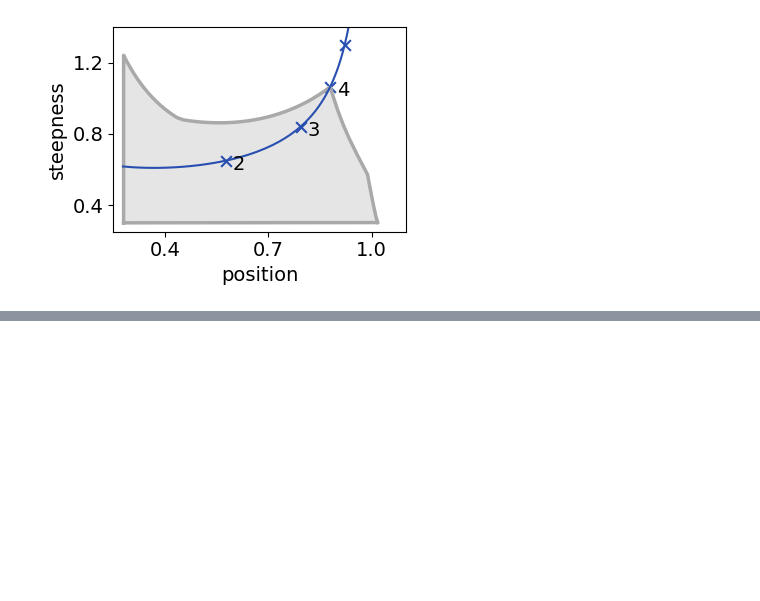
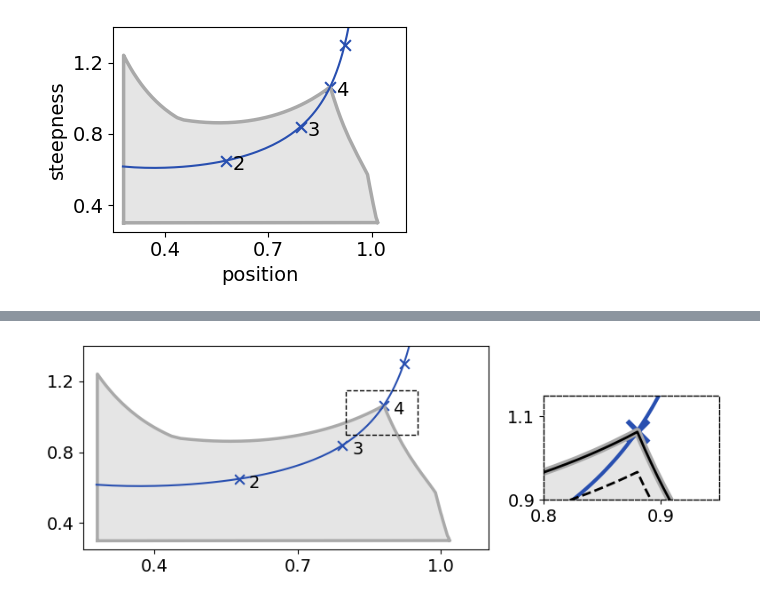
Before and after one commit to rosamc/universal-boundaries-Hopfield-barrier, a Jupyter notebook: main_notebooks/Fig1.ipynb, the cells around one changed output, grey strips where cells are left out. Saved outputs shown, nothing was run; the diff lists cells and outputs as text; code cells hidden in the pictures; blank space fills up the shorter version.

```diff
--- a/main_notebooks/Fig1.ipynb
+++ b/main_notebooks/Fig1.ipynb
@@ -71,0 +110,62 @@ plt.show()
+# %%
+#now the same as above but with limit only aroudn the cusp, so remove ashape3
+plims=[3,4,6,7]
+ashapes=[ashape3, ashape4, ashape6, ashape]
+colors=["k","k","k", "darkgray"]
+linestyles=[":", "--", "-", "-"]
+zorders=[3,3,3,2]
+linewidths=[3, 2, 2, 6]
+
+box_xlim=[0.8,0.95] #0.2
+box_ylim=[0.9,1.15]#0.25
+xlim_boundary=[0.25,1.1]
+ylim_boundary=[0.25,1.4]
+fig=plt.figure(figsize=(8,3))
+gs = GridSpec(5, 6, )
+ax1 = fig.add_subplot(gs[0:5,0:4])
+ax2 = fig.add_subplot(gs[1:4,4:6])
+#fig,axes=plt.subplots(1,2,figsize=(8,4),gridspec_kw={'width_ratios': [1.75, 1]})
+ax=ax1
+ax.plot(ashape[0],ashape[1],color="darkgrey",linestyle="-",linewidth=2.5)
+#ashape=alphashape.alphashape(list(zip(ashape[0],ashape[1])),alpha=3.55)
+ax.fill(ashape[0],ashape[1],"gray",alpha=0.2)
+nmax=6
+colorhill="#284fb0"
+ax=plot_hillline(ax,nmin=2,nmax=8,textonly=[2,3,4],colorl=colorhill,colordict={2:"k",3:"k",4:"k",5:"k",6:"k",7:"k"})
+ax.set_xlim(xlim_boundary[0],xlim_boundary[1])
+#ax.set_xlabel("position")
+#ax.set_ylabel("steepness")
+ax.set_xticks([0.4,0.7,1.0])
+ax.set_yticks([0.4,0.8,1.2])
+#ax.text(0.45,1.25,"hypercube "+r"$\mathcal{C}_{4+1}$",useTex=True,fontsize=18)
+ax.set_ylim(ylim_boundary[0],ylim_boundary[1])
+x0,x1=box_xlim
+y0,y1=box_ylim
+ax.plot([x0,x1,x1,x0,x0],[y0,y0,y1,y1,y0],color="k",linewidth=1,linestyle="--")
+ax=ax2
+ax=plot_hillline(ax,nmin=4,nmax=8,textonly=[],colorl=colorhill,linewidth=3,s=300,scatterwidth=4,label=False)
+for a in range(1,4):
+    ashape_=ashapes[a]
+    ax.plot(ashape_[0],ashape_[1],zorder=zorders[a],color=colors[a],linestyle=linestyles[a],linewidth=linewidths[a],label="a=%d"%plims[a])
+#ashape=alphashape.alphashape(list(zip(ashape[0],ashape[1])),alpha=3.55)
+ax.fill(ashape[0],ashape[1],"gray",alpha=0.2)
+nmax=6
+
+ax.set_xticks([0.7,0.8,0.9,1])
+ax.set_yticks([0.7,0.9, 1.1])
+ax.set_xlim(x0,x1)
+ax.set_ylim(y0,y1)
+for spine in ax.spines.values():
+    spine.set_linestyle("--")
+    spine.set_linewidth(1)
+#ax.text(0.45,1.25,"hypercube "+r"$\mathcal{C}_{4+1}$",useTex=True,fontsize=18)
+#ax.set_xlabel("position")
+#ax.set_ylabel("steepness")
+
+#ax.legend(loc="upper left", bbox_to_anchor=(1,1), bbox_transform=ax.transAxes,ncol=1,title="parameter\n    range\n[$10^{-a}$, $10^a$]",frameon=False,)
+#plt.tight_layout()
+plt.savefig("../figs/Fig1B_cusp.svg",bbox_inches="tight")
+plt.tight_layout()
+plt.show()
+# %% [output]
+[figure, added]
```
Also changed, not shown: parts of 6 cells of this notebook, 20 other files.
